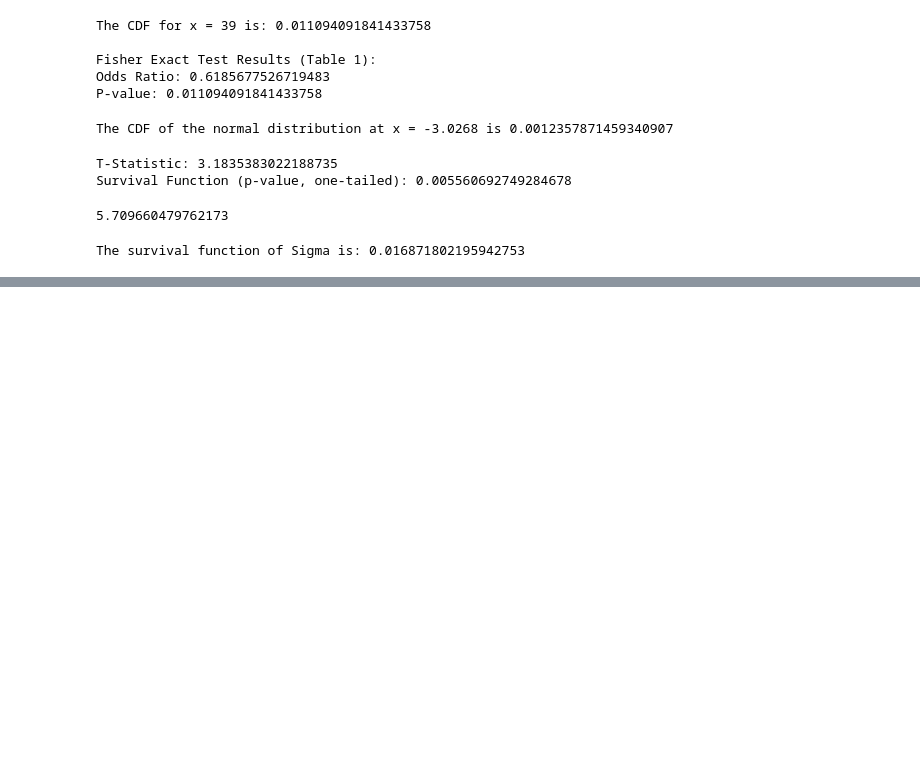
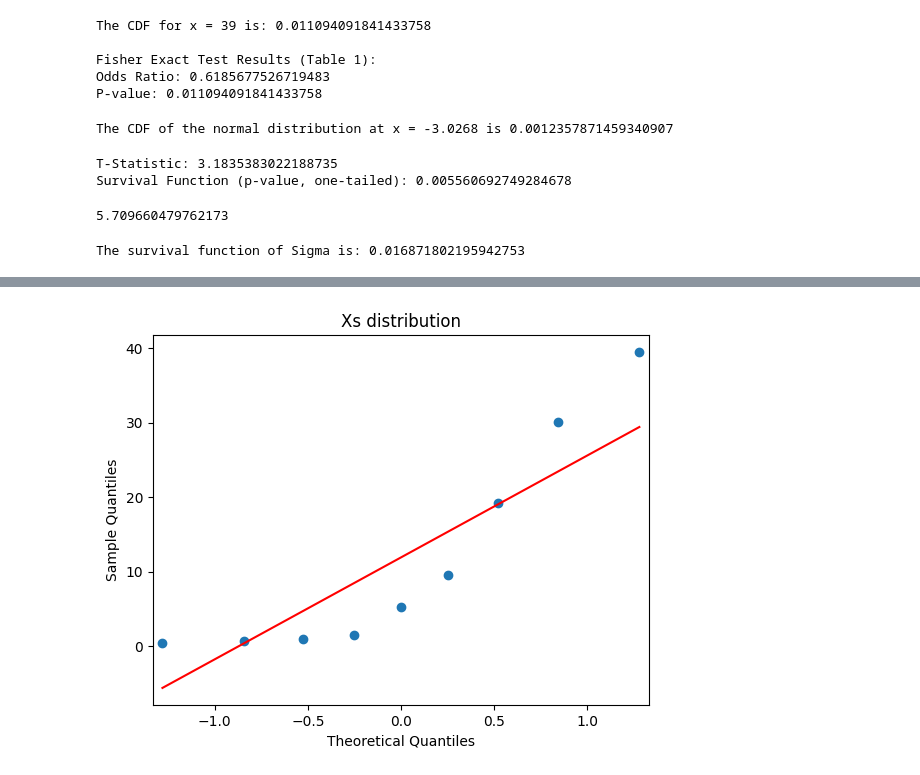
Before and after one commit to arnml/colabrepository, a Jupyter notebook: MITx_6_419x_modulo_1.ipynb, the cells around one changed output, grey strips where cells are left out. Drawn from its saved outputs; the diff is of its cells as text; code cells hidden in the pictures; blank space fills up the shorter version.

```diff
--- a/MITx_6_419x_modulo_1.ipynb
+++ b/MITx_6_419x_modulo_1.ipynb
@@ -160,0 +292,7 @@ The survival function of Sigma is: 0.016871802195942753
+# %%
+import statsmodels.api as sm
+sm.qqplot(Xs, line='s')
+plt.title("Xs distribution")
+plt.show()
+# %% [output]
+[figure, added]
```
Also changed, not shown: parts of 27 cells of this notebook.
